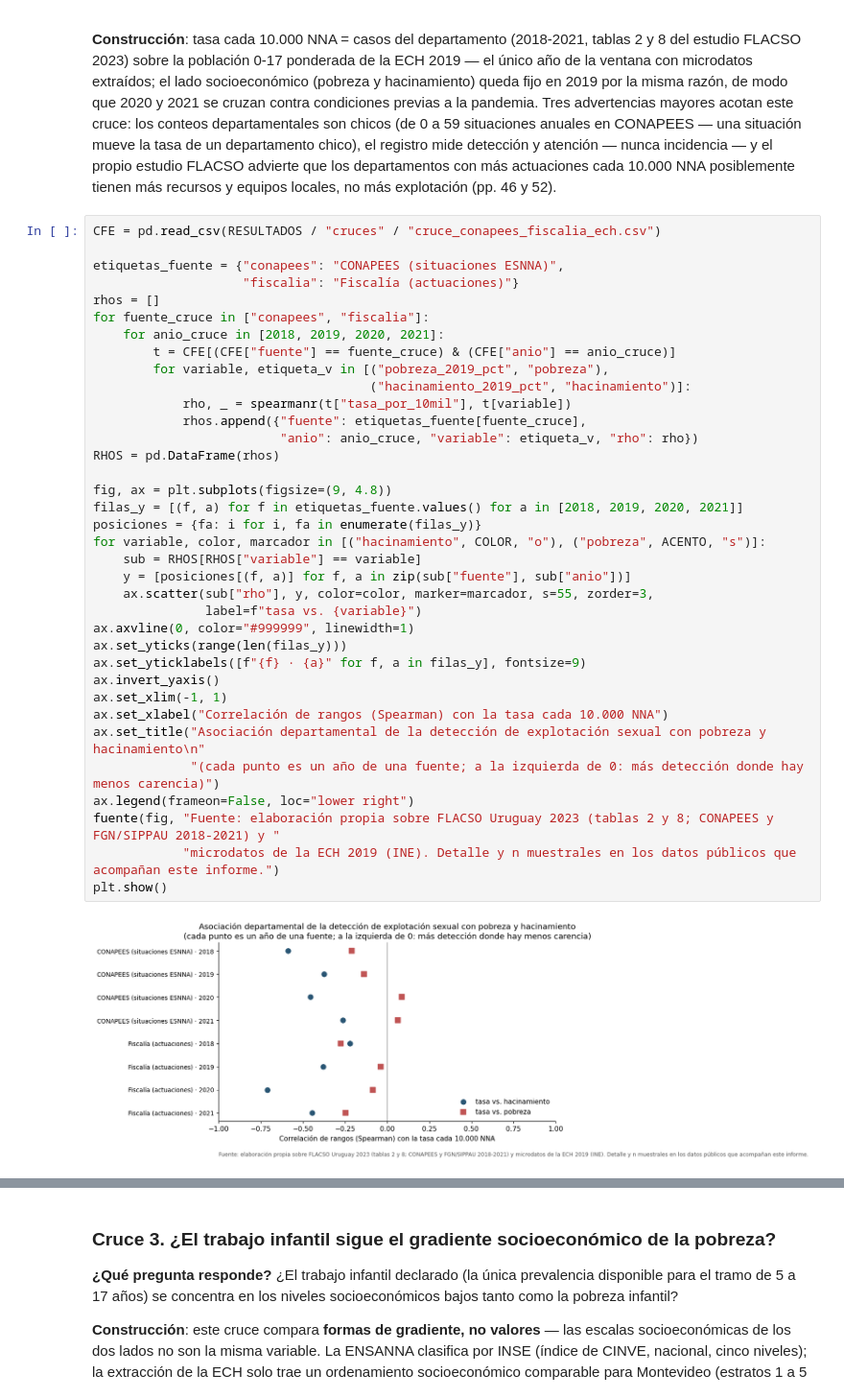
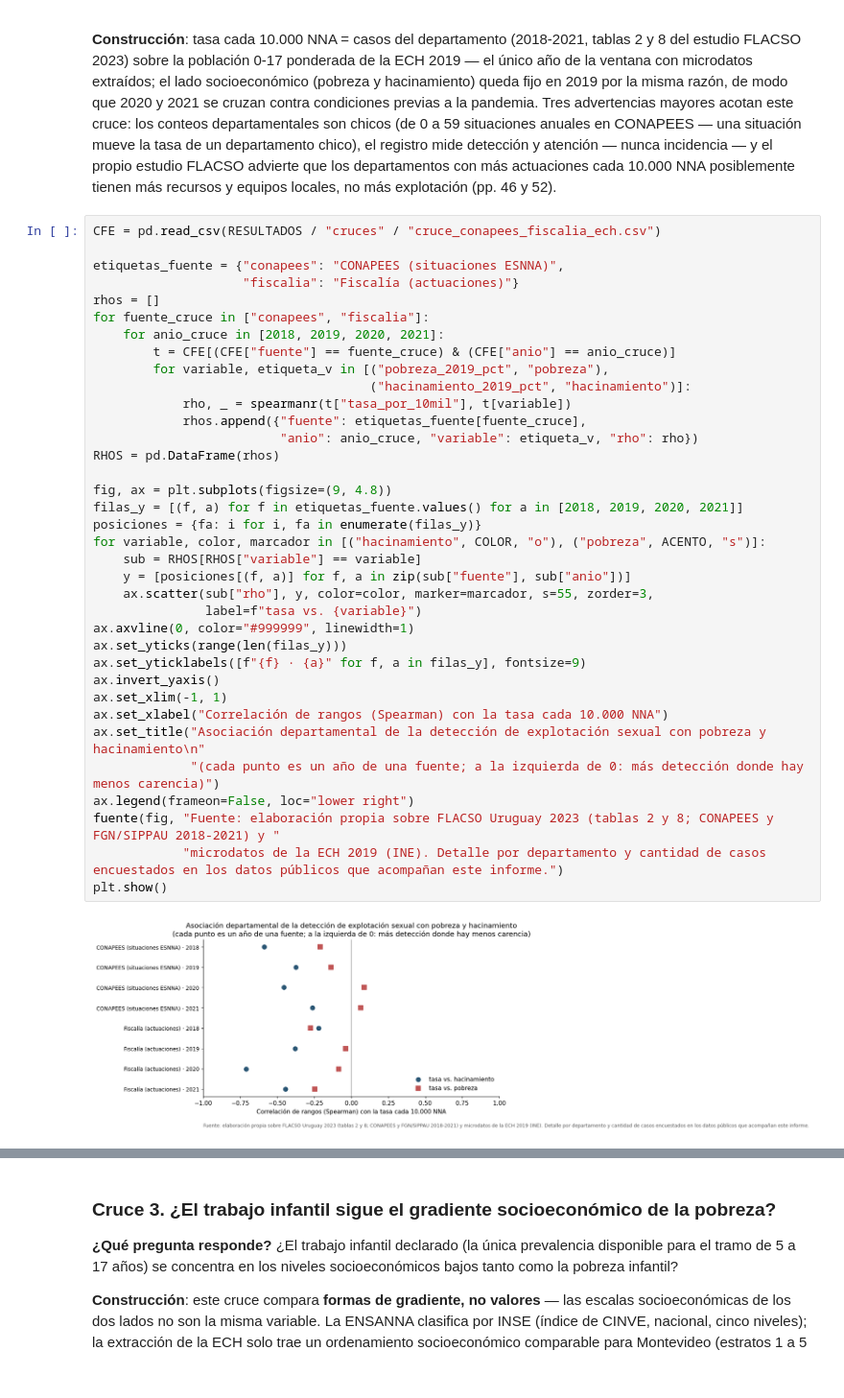
Before and after one commit to MCornesLucas/agente-politicas-sociales, a Jupyter notebook: notebooks/informe_infancia.ipynb, the cells around one changed output, grey strips where cells are left out. Shown at 96% size. Cells and saved outputs as stored; diff of their text form.

```diff
--- a/notebooks/informe_infancia.ipynb
+++ b/notebooks/informe_infancia.ipynb
@@ -2016,35 +2018,35 @@ rhos = []
 for fuente_cruce in ["conapees", "fiscalia"]:
     for anio_cruce in [2018, 2019, 2020, 2021]:
         t = CFE[(CFE["fuente"] == fuente_cruce) & (CFE["anio"] == anio_cruce)]
         for variable, etiqueta_v in [("pobreza_2019_pct", "pobreza"),
                                      ("hacinamiento_2019_pct", "hacinamiento")]:
             rho, _ = spearmanr(t["tasa_por_10mil"], t[variable])
             rhos.append({"fuente": etiquetas_fuente[fuente_cruce],
                          "anio": anio_cruce, "variable": etiqueta_v, "rho": rho})
 RHOS = pd.DataFrame(rhos)
 
 fig, ax = plt.subplots(figsize=(9, 4.8))
 filas_y = [(f, a) for f in etiquetas_fuente.values() for a in [2018, 2019, 2020, 2021]]
 posiciones = {fa: i for i, fa in enumerate(filas_y)}
 for variable, color, marcador in [("hacinamiento", COLOR, "o"), ("pobreza", ACENTO, "s")]:
     sub = RHOS[RHOS["variable"] == variable]
     y = [posiciones[(f, a)] for f, a in zip(sub["fuente"], sub["anio"])]
     ax.scatter(sub["rho"], y, color=color, marker=marcador, s=55, zorder=3,
                label=f"tasa vs. {variable}")
 ax.axvline(0, color="#999999", linewidth=1)
 ax.set_yticks(range(len(filas_y)))
 ax.set_yticklabels([f"{f} · {a}" for f, a in filas_y], fontsize=9)
 ax.invert_yaxis()
 ax.set_xlim(-1, 1)
 ax.set_xlabel("Correlación de rangos (Spearman) con la tasa cada 10.000 NNA")
 ax.set_title("Asociación departamental de la detección de explotación sexual con pobreza y hacinamiento\n"
              "(cada punto es un año de una fuente; a la izquierda de 0: más detección donde hay menos carencia)")
 ax.legend(frameon=False, loc="lower right")
 fuente(fig, "Fuente: elaboración propia sobre FLACSO Uruguay 2023 (tablas 2 y 8; CONAPEES y FGN/SIPPAU 2018-2021) y "
-            "microdatos de la ECH 2019 (INE). Detalle y n muestrales en los datos públicos que acompañan este informe.")
+            "microdatos de la ECH 2019 (INE). Detalle por departamento y cantidad de casos encuestados en los datos públicos que acompañan este informe.")
 plt.show()
 # %% [output]
-[figure, old version]
+[figure, new version]
 # %% [markdown]
 **Por qué esta gráfica.** Con dos fuentes, cuatro años y dos variables,
 mostrar el plano de un solo año sería una selección arbitraria: se
```
Also changed, not shown: parts of 4 cells of this notebook, 4 other files.
